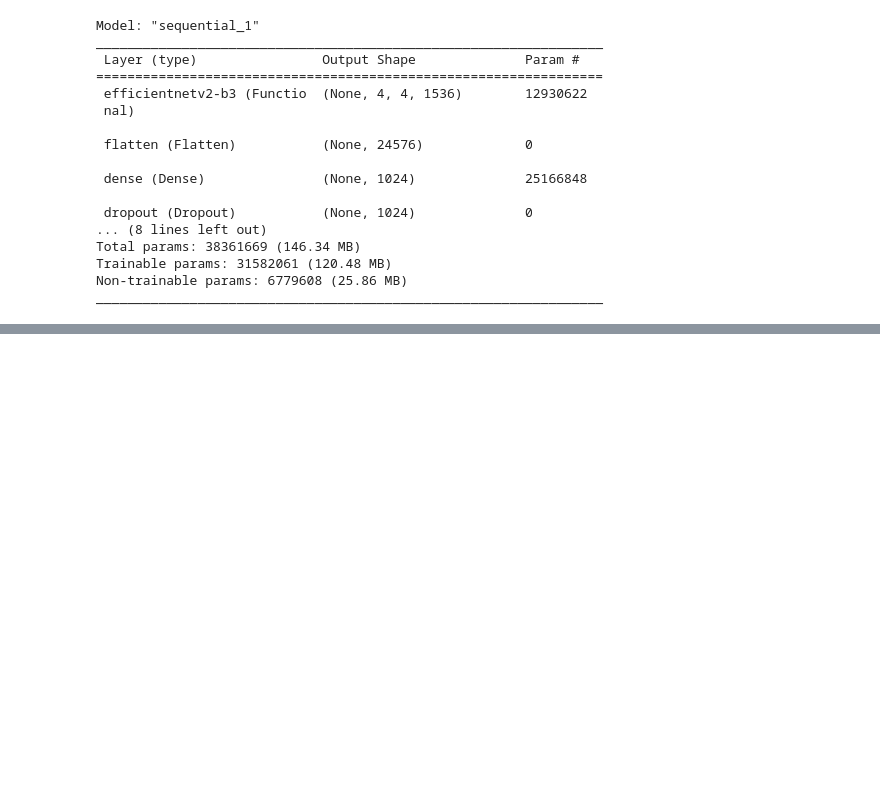
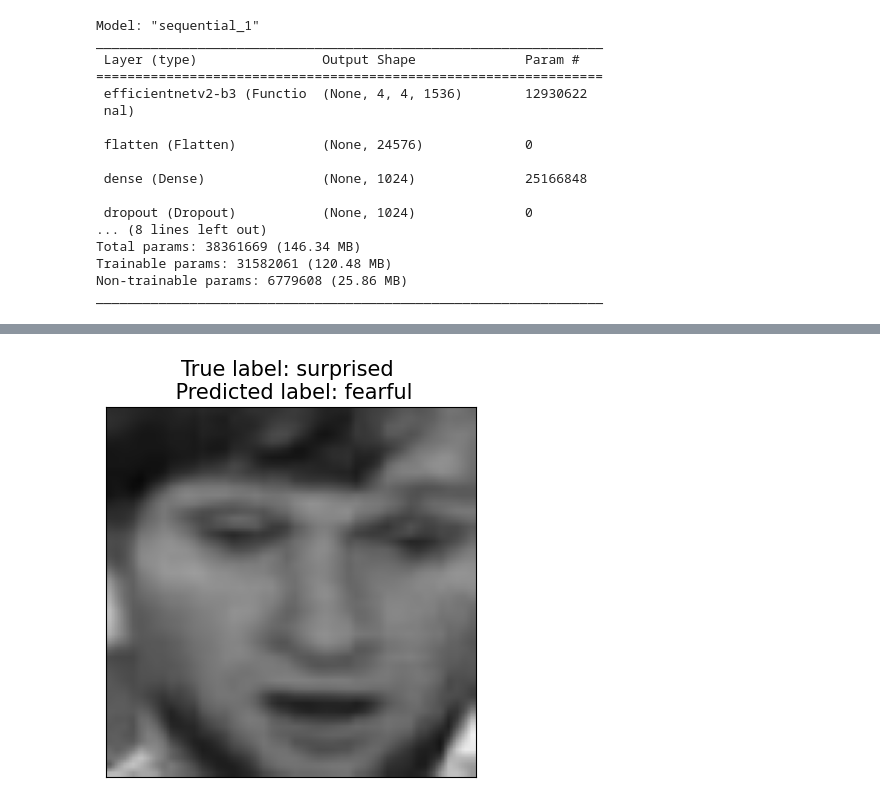
Before and after one commit to JoeyBowman/AppML-Final-Project-2024, a Jupyter notebook: EfficientNet_class_pictures.ipynb, the cells around one changed output, grey strips where cells are left out. Saved outputs shown, nothing was run; the diff lists cells and outputs as text; code cells hidden in the pictures; blank space fills up the shorter version.

```diff
--- a/EfficientNet_class_pictures.ipynb
+++ b/EfficientNet_class_pictures.ipynb
@@ -126,6 +152,8 @@ for image, label in emotions.take(1):
     predictions = model.predict(image)
     predicted_label = np.argmax(predictions, axis=1)
     plt.imshow(image[0]*1/255)
-    plt.title(f"True label: {class_names[np.argmax(label[0])]}, Predicted label: {class_names[predicted_label[0]]}")
+    plt.tick_params(left = False, right = False , labelleft = False ,
+                labelbottom = False, bottom = False)
+    plt.title(f"True label: {class_names[np.argmax(label[0])]} \n Predicted label: {class_names[predicted_label[0]]}", fontsize=15)
     plt.show()
 # %% [output]
@@ -133,0 +162,12 @@ for image, label in emotions.take(1):
+# %%
+i = 0
+for image, label in emotions.take(len(emotions)):
+    predictions = model.predict(image)
+    predicted_label = np.argmax(predictions, axis=1)
+    plt.imshow(image[0]*1/255)
+    plt.tick_params(left = False, right = False , labelleft = False ,
+                labelbottom = False, bottom = False)
+    plt.title(f"True label: {class_names[np.argmax(label[0])]} \n Predicted label: {class_names[predicted_label[0]]}", fontsize=15)
+    plt.savefig(f'drive/MyDrive/class_predictions/image{i}.png')
+    i += 1
+# %% [output]
@@ -133,0 +191 @@ for image, label in emotions.take(1):
+[figure, added]
```
Also changed, not shown: parts of 8 cells of this notebook.
